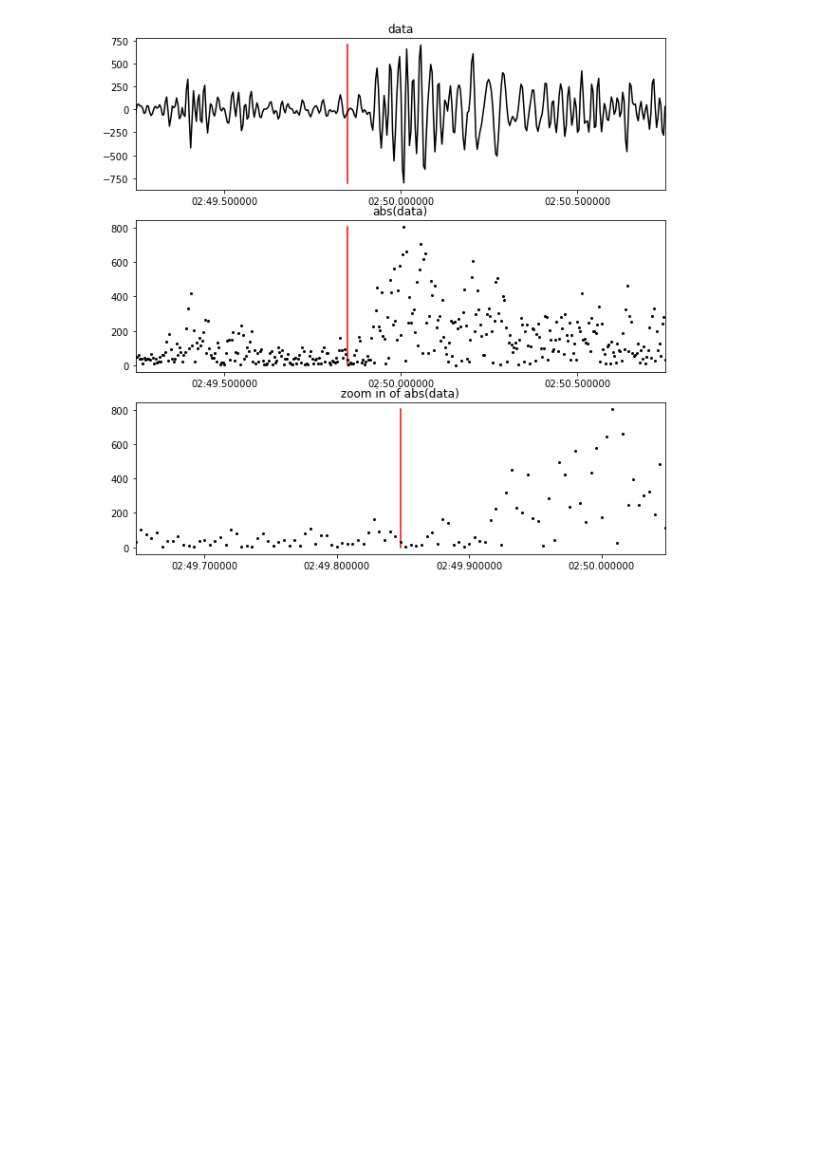
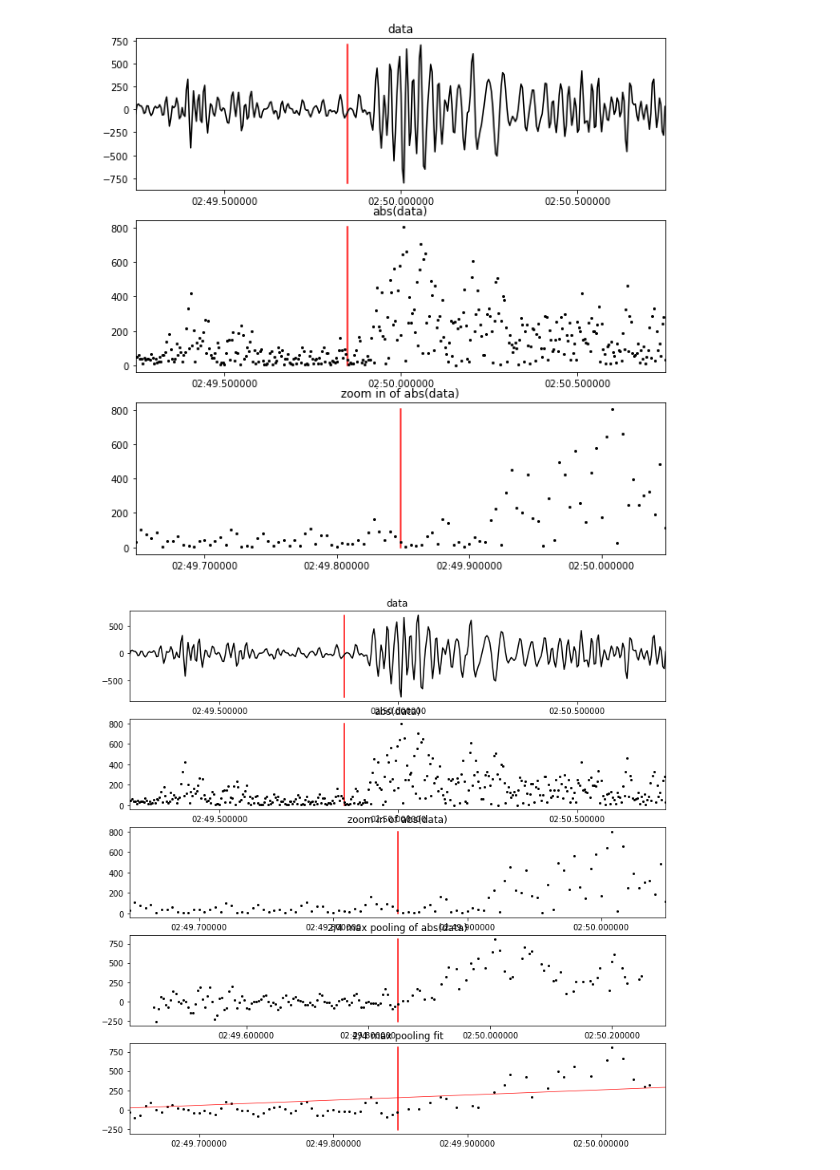
Before and after one commit to tjnewton/sigpig, a Jupyter notebook: examples/explore_Trace.ipynb, the cells around one changed output. Cells and saved outputs as stored; diff of their text form; code cells hidden in the pictures; blank space fills up the shorter version.

Commit message:
add 2/4 max pooling

```diff
--- a/examples/explore_Trace.ipynb
+++ b/examples/explore_Trace.ipynb
@@ -134,11 +134,12 @@ fig.tight_layout()
 # identify the trace to inspect as an index into event_stream
 index = 20 # test 0,2,16,20
 trace = event_stream[index].copy()
-# identify the pick time associated with this trace (as UTCDateTime object and mpl date format)
-pick_time_DT = event[index]['time']
-pick_time = event[index]['time'].matplotlib_date
+# identify the pick time associated with this trace
+pick_time_DT = event[index]['time'] # UTCDateTime object for operating on dates
+pick_time = event[index]['time'].matplotlib_date # mpl date format for plotting
 
 # get trace times and data
+trace_times_DT = np.asarray([trace.stats.starttime + offset for offset in trace.times()])
 trace_times = trace.times("matplotlib")
 trace_data = trace.data.copy()
 
@@ -174,0 +174,81 @@ plt.show()
+# %%
+# calculate and plot various metrics of the data considering only + and - 0.2 seconds from pick time
+pick_time_index = (np.abs([data_time_DT - pick_time_DT for data_time_DT in trace_times_DT])).argmin() # get pick time index in data array
+duration = 0.4 # s
+sampling_rate = 250 # Hz
+
+# initialize lists to store transformed data
+max_pool_amplitude = []
+max_pool_times = []
+
+# loop over all data within 0.2s of pick time
+starting_array_index = pick_time_index - int(duration * sampling_rate)
+ending_array_index = pick_time_index + int(duration * sampling_rate)
+
+# append all values before pick time
+for index in range(starting_array_index, pick_time_index + 1):
+    max_pool_amplitude.append(trace_data[index])
+    max_pool_times.append(trace_times[index])
+
+# after pick time perform 2/4 max pooling on abs(data), so loop over remaining array in chunks of 4
+for index in range(pick_time_index + 1, ending_array_index + 1, 4):
+    # store a chunk of 4, data and times
+    temp_data = abs(trace_data[index:index+4])
+    temp_times = trace_times[index:index+4]
+    # get indices of 2 max amplitude values from abs(data)
+    top_2_indices = np.argpartition(temp_data, -2)[-2:]
+    # append top 2 to the max_pool data lists
+    for top_2_index in top_2_indices:
+        max_pool_amplitude.append(abs(trace_data[top_2_index+index]))
+        max_pool_times.append(trace_times[top_2_index+index])
+max_pool_amplitude = np.asarray(max_pool_amplitude)
+
+
+# plot 2/4 max pooling and trace data as above for reference
+fig, ax = plt.subplots(5, figsize=(12, 12))
+
+# plot the pick time
+ax[0].plot_date([pick_time, pick_time], [trace_data.min(), trace_data.max()], fmt="r-", markersize=1)
+# plot raw data as points
+ax[0].plot_date(trace_times, trace_data, fmt="k-", markersize=1)
+ax[0].set_title("data")
+ax[0].set_xlim([trace_times[0], trace_times[-1]])
+
+# plot the pick time
+ax[1].plot_date([pick_time, pick_time], [abs(trace_data).min(), abs(trace_data).max()], fmt="r-", markersize=1)
+# plot abs(data) as points
+ax[1].plot_date(trace_times, abs(trace_data), fmt="ko", markersize=2)
+ax[1].set_title("abs(data)")
+ax[1].set_xlim([trace_times[0], trace_times[-1]])
+
+# plot the pick time
+ax[2].plot_date([pick_time, pick_time], [abs(trace_data).min(), abs(trace_data).max()], fmt="r-", markersize=1)
+# plot zoom-in of abs(data)
+ax[2].plot_date(trace_times, abs(trace_data), fmt="ko", markersize=2)
+ax[2].set_title("zoom in of abs(data)")
+# sex x_lim to + and - 0.2 seconds surrounding pick time
+ax[2].set_xlim([(pick_time_DT - 0.2).matplotlib_date, (pick_time_DT + 0.2).matplotlib_date])
+
+# plot the pick time
+ax[3].plot_date([pick_time, pick_time], [max_pool_amplitude.min(), max_pool_amplitude.max()], fmt="r-", markersize=1)
+# plot max_pool transformed data
+ax[3].plot_date(max_pool_times, max_pool_amplitude, fmt="ko", markersize=2)
+ax[3].set_title("2/4 max pooling of abs(data)")
+
+# plot the pick time
+ax[4].plot_date([pick_time, pick_time], [max_pool_amplitude.min(), max_pool_amplitude.max()], fmt="r-", markersize=1)
+# plot max_pool transformed data
+ax[4].plot_date(max_pool_times, max_pool_amplitude, fmt="ko", markersize=2)
+# generate a fit to the max_pool amplitude data
+
+# FIXME: why does this return a line despite polynomial degree?
+p = np.poly1d(np.polyfit(max_pool_times, max_pool_amplitude, 2))
+t = np.linspace(max_pool_times[0], max_pool_times[-1], num=1000, endpoint=True)
+ax[4].plot_date(t, p(t), fmt="r-", linewidth=0.7)
+# sex x_lim to + and - 0.2 seconds surrounding pick time
+ax[4].set_xlim([(pick_time_DT - 0.2).matplotlib_date, (pick_time_DT + 0.2).matplotlib_date])
+ax[4].set_title("2/4 max pooling fit")
+
+plt.show()
+# %% [output]
+[figure, added]
```
Also changed, not shown: parts of 3 cells of this notebook.
